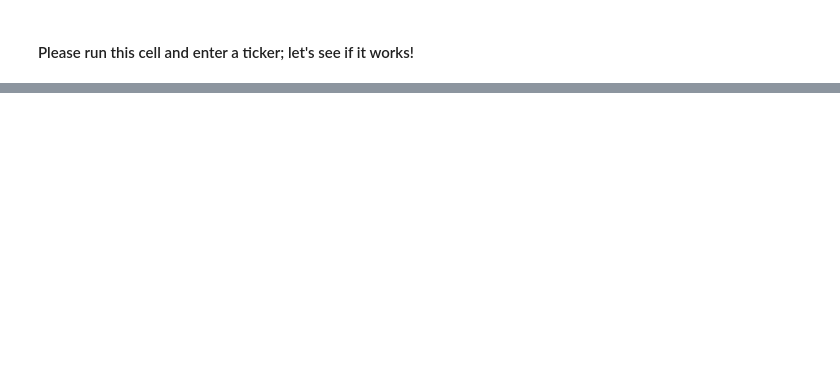
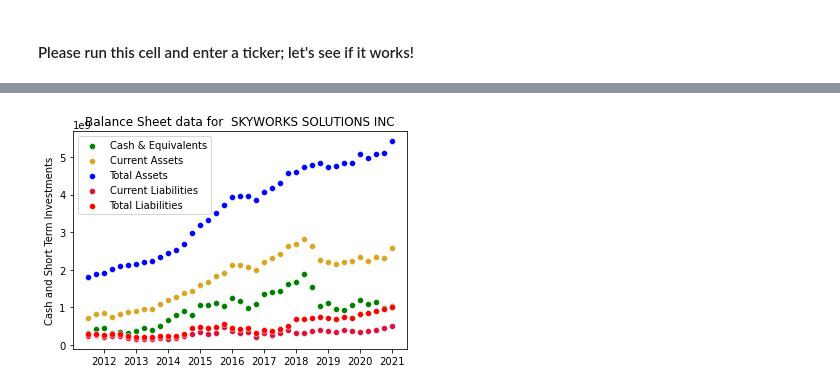
Before and after one commit to sfreagin/SEC_testing, a Jupyter notebook: graphic_test.ipynb, the cells around one changed output, grey strips where cells are left out. Saved outputs shown, nothing was run; the diff lists cells and outputs as text; code cells hidden in the pictures; blank space fills up the shorter version.

```diff
--- a/graphic_test.ipynb
+++ b/graphic_test.ipynb
@@ -64,0 +88,15 @@ Please enter a ticker: LMT
+# %%
+sns.scatterplot(data=balance_df,x=balance_df.index,y="Cash and Short Term Investments", color='green')
+sns.scatterplot(data=balance_df,x=balance_df.index,y="Total current assets", color='goldenrod')
+sns.scatterplot(data=balance_df,x=balance_df.index,y="Total Assets", color='blue')
+sns.scatterplot(data=balance_df,x=balance_df.index,y="Total current liabilities", color='crimson')
+sns.scatterplot(data=balance_df,x=balance_df.index,y="Total liabilities",color='red')
+plt.legend(labels=['Cash & Equivalents','Current Assets','Total Assets','Current Liabilities','Total Liabilities']);
+
+# this code is optional,
+# it may bounce errors if the ticker isn't in stocks_list
+# try big familiar tickers like JNJ or INTC to calibrate
+ticker_name = stock_list[stock_list['Ticker']==ticker]['Name'].to_string()
+plt.title(f'Balance Sheet data for {ticker_name[6:]}');
+# %% [output]
+[figure, added]
```
Also changed, not shown: parts of 5 cells of this notebook.
